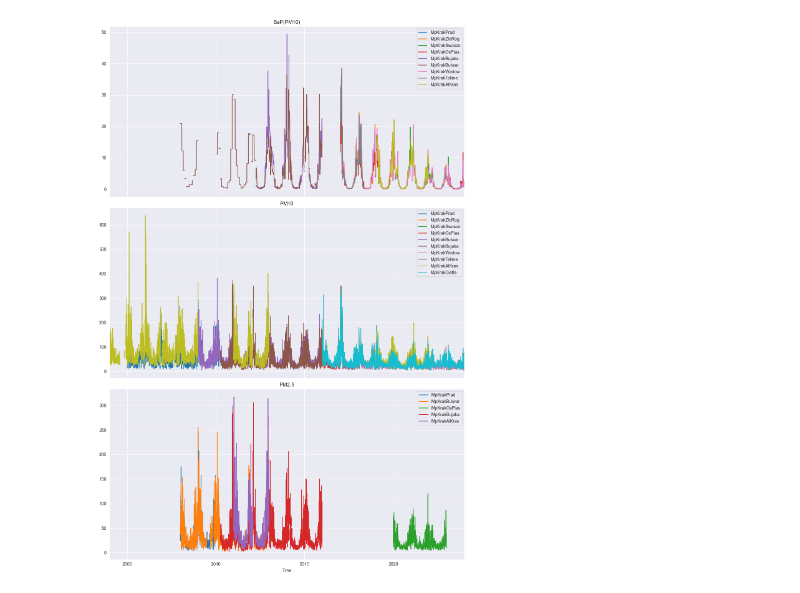
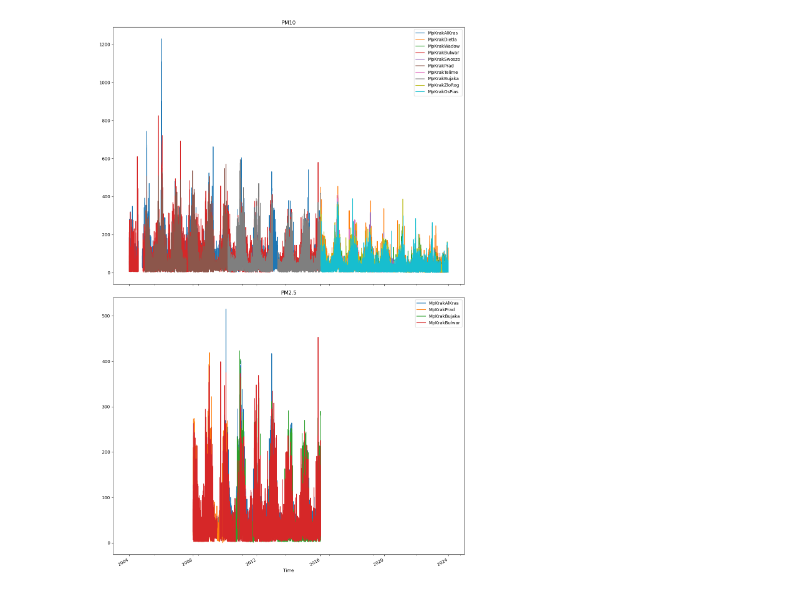
Before and after one commit to klklaudia/AI, a Jupyter notebook: PredykcjaSmogu/dane_1h.ipynb, the cells around one changed output. Cells and saved outputs as stored; diff of their text form; code cells hidden in the pictures.

Commit message:
raw data loading - final

```diff
--- a/PredykcjaSmogu/dane_1h.ipynb
+++ b/PredykcjaSmogu/dane_1h.ipynb
@@ -5,6 +4,6 @@ import numpy as np
 import matplotlib.pyplot as plt
 # %%
-data = pd.read_excel('zanieczyszczenia/PM10/2004_PM10_24g.xlsx')
+data = pd.read_excel('raw_data/1h/PM10/2020_PM10_1g.xlsx')
 # skip information
 data = data.drop(index=[0,1], axis=0)
 data = data.reset_index(drop=True)
@@ -37,13 +36,14 @@ def krakow_filter(df):
 # the same column name -> adding data
 # columns name meaning
 
-parameters = ['BaP(PM10)', 'PM2.5', 'PM10'] # global
+# no BaP per hour
+parameters = ['PM2.5', 'PM10'] # global
 
 def data_load(skipr, dropr, start_year, end_year):
     df_dict = {p: pd.DataFrame() for p in parameters}
     for p in parameters:
         for year in range(start_year, end_year):
-            dir = 'zanieczyszczenia/' + p + '/' + str(year) + '_' + p + '_24g.xlsx'
+            dir = 'raw_1h/' + p + '/' + str(year) + '_' + p + '_1g.xlsx'
             try:
                 data = pd.read_excel(dir, skiprows=skipr)
                 data = data.drop(index=dropr, axis=0)
@@ -157,3 +131,0 @@ dietla
-# %%
-dfPM10['MpKrakDietla'] = dietla
-dfPM10
@@ -271,25 +213,20 @@ matching_locations(dfPM25, 'MpKrakBujaka', 'MpKrakowWIOSBuja6119')
 # %%
 # stations's name standarization
-dfBaP.rename(columns={'MpKrakowWIOSPrad6115': 'MpKrakPrad'}, inplace=True)
 dfPM10.rename(columns={'MpKrakowWIOSPrad6115': 'MpKrakPrad'}, inplace=True)
-dfPM10.drop(['MpKrakowWSSEPrad6102'], axis=1, inplace=True)
 dfPM25.rename(columns={'MpKrakowWIOSPrad6115': 'MpKrakPrad'}, inplace=True)
-dfPM25.rename(columns={'MpKrakowWIOSBulw6118': 'MpKrakBulwar'}, inplace=True)
-dfPM25.rename(columns={'MpKrakowWIOSAKra6117': 'MpKrakAlKras'}, inplace=True)
 # %%
 import warnings
 warnings.filterwarnings("ignore", message=".*This axis already has a converter set.*")
 
-fig, axes = plt.subplots(3, 1, figsize=(12, 18), sharex=True)
+fig, axes = plt.subplots(2, 1, figsize=(12, 18), sharex=True)
 
 # # df.plot method works with NA (plt doesn't)
-dfBaP.plot(ax=axes[0], title="BaP(PM10)")
-dfPM10.plot(ax=axes[1], title="PM10")
-dfPM25.plot(ax=axes[2], title="PM2.5")
+dfPM10.plot(ax=axes[0], title="PM10")
+dfPM25.plot(ax=axes[1], title="PM2.5")
 
-axes[2].set_xlabel("Time")
+axes[1].set_xlabel("Time")
 plt.tight_layout()
 plt.show()
 # %% [output]
-[figure, old version]
+[figure, new version]
 # %%
```
Also changed, not shown: parts of 17 cells of this notebook, 1 other file.
